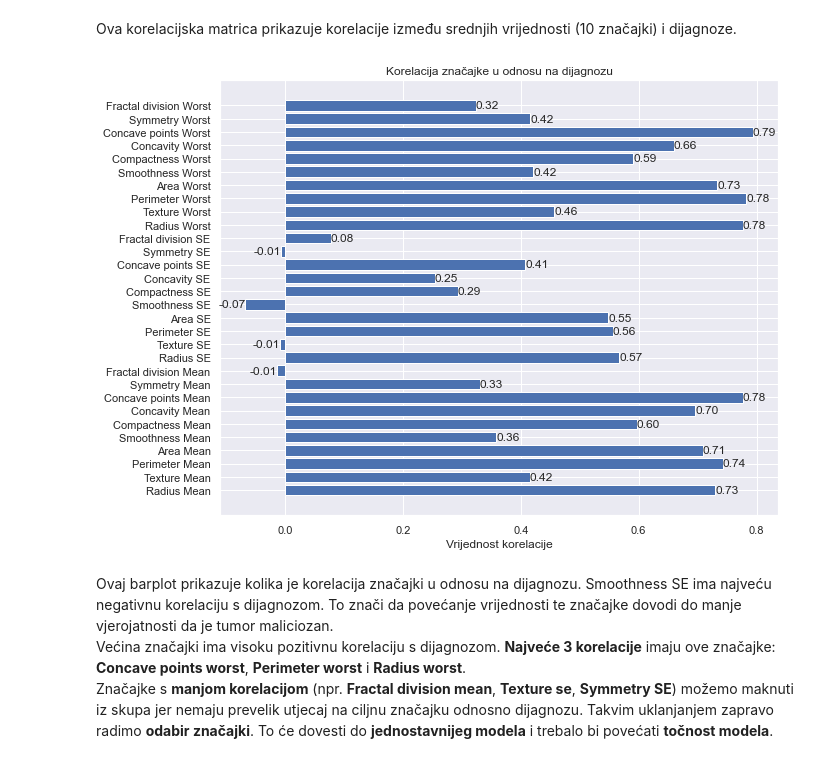
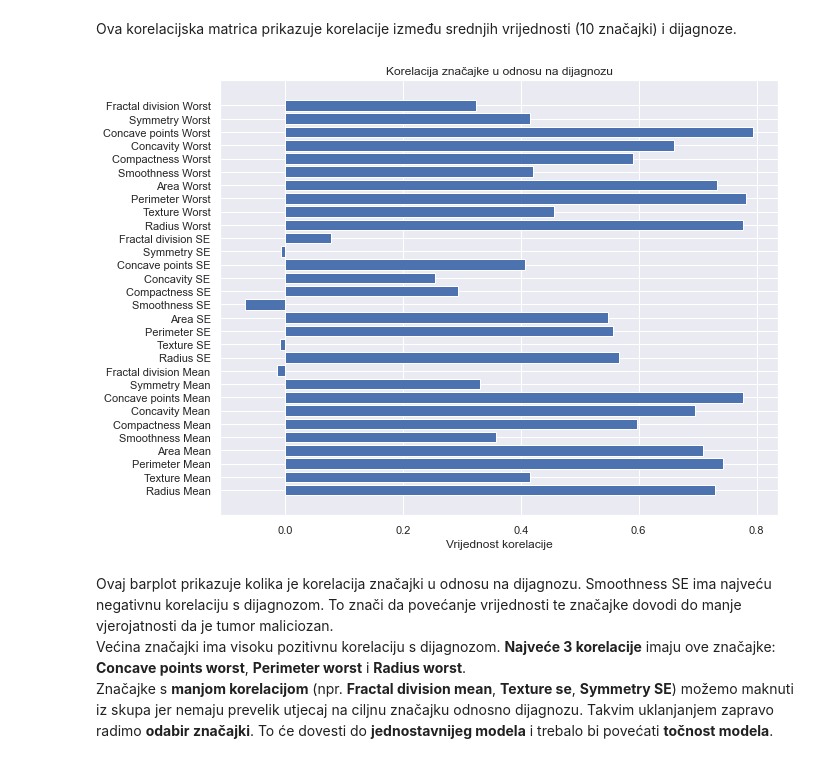
Before and after one commit to Antonio-Ilinovic/UUZOP_projekt, a Jupyter notebook: Breast_cancer_classifciation.ipynb, the cells around one changed output. Saved outputs shown, nothing was run; the diff lists cells and outputs as text; code cells hidden in the pictures.

```diff
--- a/Breast_cancer_classifciation.ipynb
+++ b/Breast_cancer_classifciation.ipynb
@@ -322,18 +322,18 @@ Ova korelacijska matrica prikazuje korelacije između srednjih vrijednosti (10 z
 # %%
 corr_with_respect_to_diagnosis = data.corrwith(data['Diagnosis'])
 corr_values = corr_with_respect_to_diagnosis.values[1:]
 corr_labels = corr_with_respect_to_diagnosis.index.values[1:]
 
 fig, ax = plt.subplots()
 y_pos = np.arange(len(corr_values))
 hbars = ax.barh(y_pos, corr_values, align='center')
-ax.set_yticks(y_pos, labels=corr_labels)
+ax.set_yticks(y_pos)
+ax.set_yticklabels(corr_labels)
 ax.set_title('Korelacija značajke u odnosu na dijagnozu')
 ax.set_xlabel('Vrijednost korelacije')
-ax.bar_label(hbars, fmt='%.2f')
 plt.show()
 # %% [output]
-[figure, old version]
+[figure, new version]
 # %% [markdown]
 Ovaj barplot prikazuje kolika je korelacija značajki u odnosu na dijagnozu. Smoothness SE ima najveću negativnu korelaciju s dijagnozom. To znači da povećanje vrijednosti te značajke dovodi do manje vjerojatnosti da je tumor maliciozan.
 Većina značajki ima visoku pozitivnu korelaciju s dijagnozom. **Najveće 3 korelacije** imaju ove značajke: **Concave points worst**, **Perimeter worst** i **Radius worst**.
```
Also changed, not shown: parts of 20 cells of this notebook.
